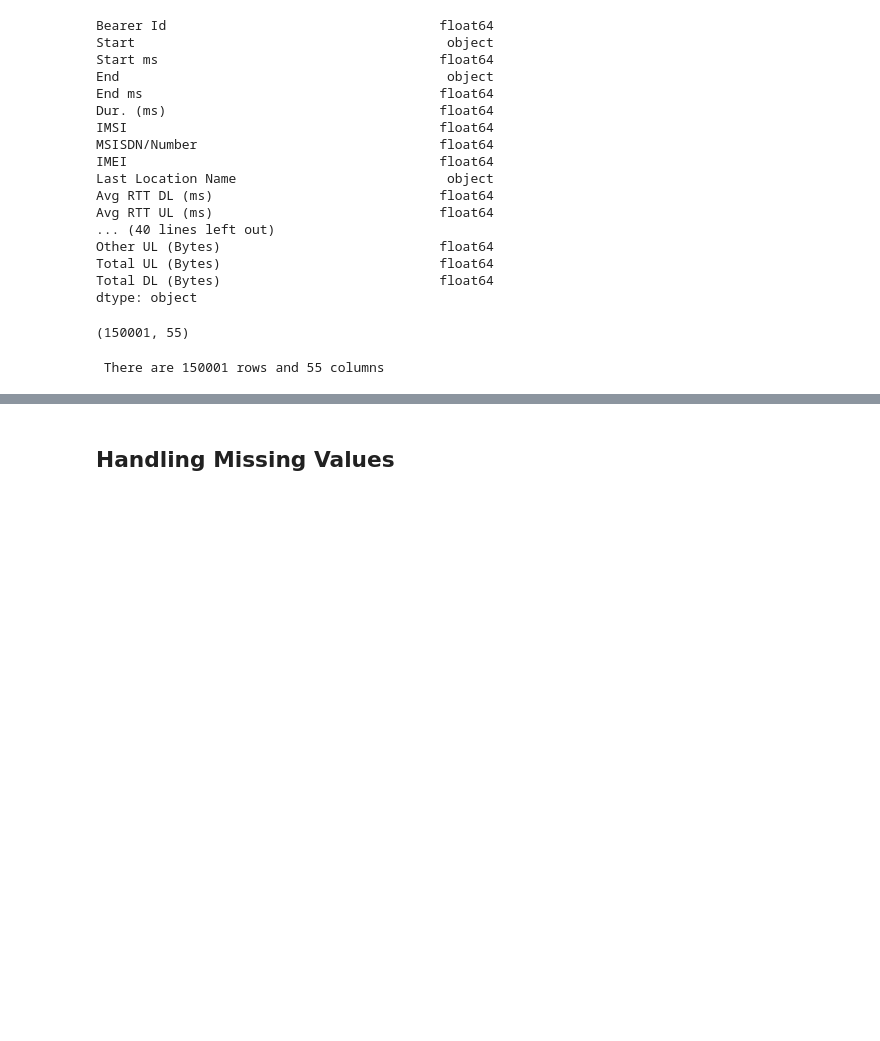
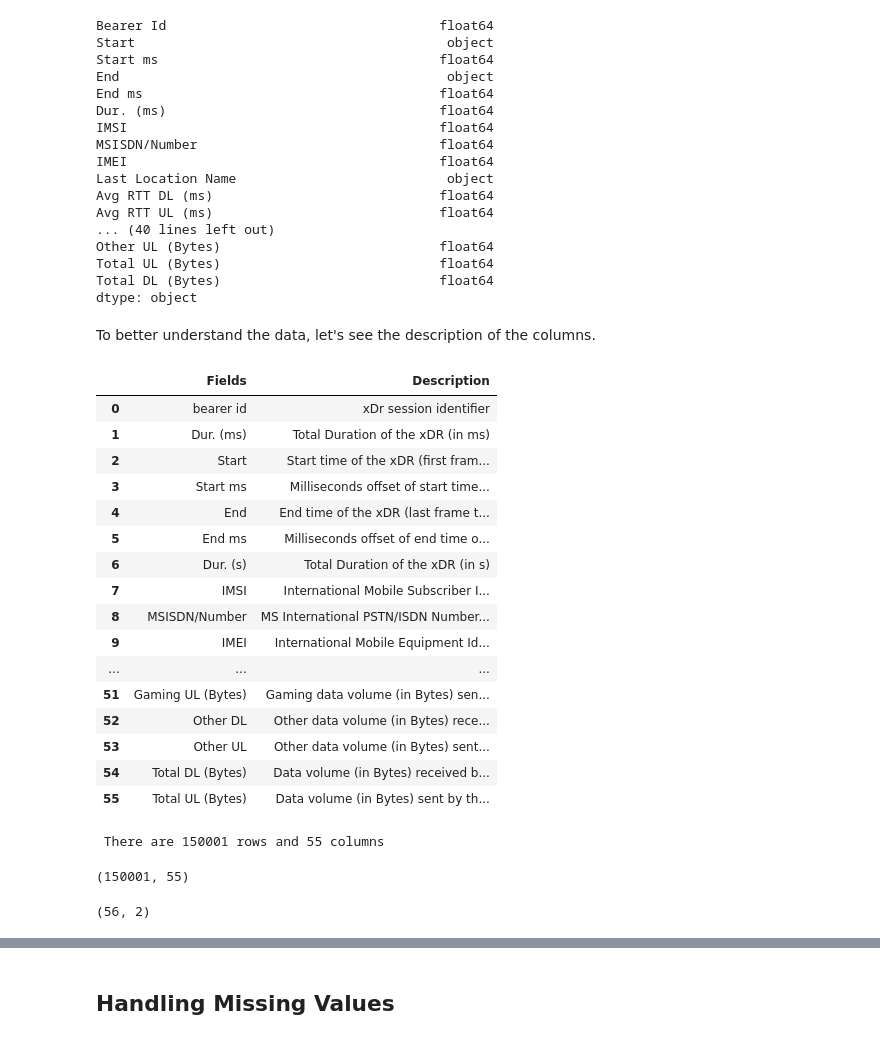
Before and after one commit to toussyn/TellCo_analysis, a Jupyter notebook: notebooks/EDA.ipynb, the cells around one changed output, grey strips where cells are left out. Cells and saved outputs as stored; diff of their text form; code cells hidden in the pictures; blank space fills up the shorter version.

Commit message:
data cleaning

```diff
--- a/notebooks/EDA.ipynb
+++ b/notebooks/EDA.ipynb
@@ -62,16 +68,42 @@ Other UL (Bytes)                            float64
 Total UL (Bytes)                            float64
 Total DL (Bytes)                            float64
 dtype: object
+# %% [markdown]
+To better understand the data, let's see the description of the columns.
 # %%
 # read the column description
 df_column_description = pd.read_excel("../data/field_descriptions.xlsx")
+df_column_description
+# %% [output]
+|  | Fields | Description |
+| 0 | bearer id | xDr session identifier |
+| 1 | Dur. (ms) | Total Duration of the xDR (in ms) |
+| 2 | Start | Start time of the xDR (first fram... |
+| 3 | Start ms | Milliseconds offset of start time... |
+| 4 | End | End time of the xDR (last frame t... |
+| 5 | End ms | Milliseconds offset of end time o... |
+| 6 | Dur. (s) | Total Duration of the xDR (in s) |
+| 7 | IMSI | International Mobile Subscriber I... |
+| 8 | MSISDN/Number | MS International PSTN/ISDN Number... |
+| 9 | IMEI | International Mobile Equipment Id... |
+| ... | ... | ... |
+| 51 | Gaming UL (Bytes) | Gaming data volume (in Bytes) sen... |
+| 52 | Other DL | Other data volume (in Bytes) rece... |
+| 53 | Other UL | Other data volume (in Bytes) sent... |
+| 54 | Total DL (Bytes) | Data volume (in Bytes) received b... |
+| 55 | Total UL (Bytes) | Data volume (in Bytes) sent by th... |
-# %%
-#checking the number of rows and columns
-df.shape
-# %% [output]
-(150001, 55)
 # %%
 # number of data points
 print(f" There are {df.shape[0]} rows and {df.shape[1]} columns")
 # %% [output]
  There are 150001 rows and 55 columns
+# %%
+#checking the number of rows and columns
+df.shape
+# %% [output]
+(150001, 55)
+# %%
+# comparing the original dataset columns with its description rows
+df_column_description.shape
+# %% [output]
+(56, 2)
```
Also changed, not shown: parts of 9 cells of this notebook, 2 other files.
